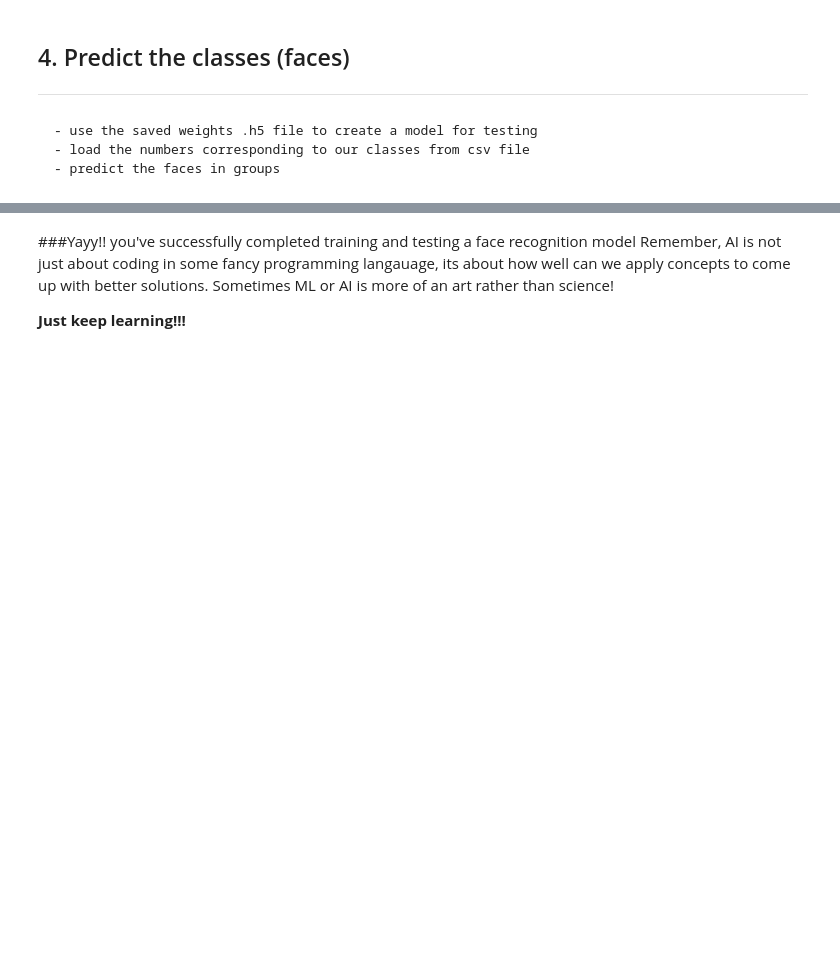
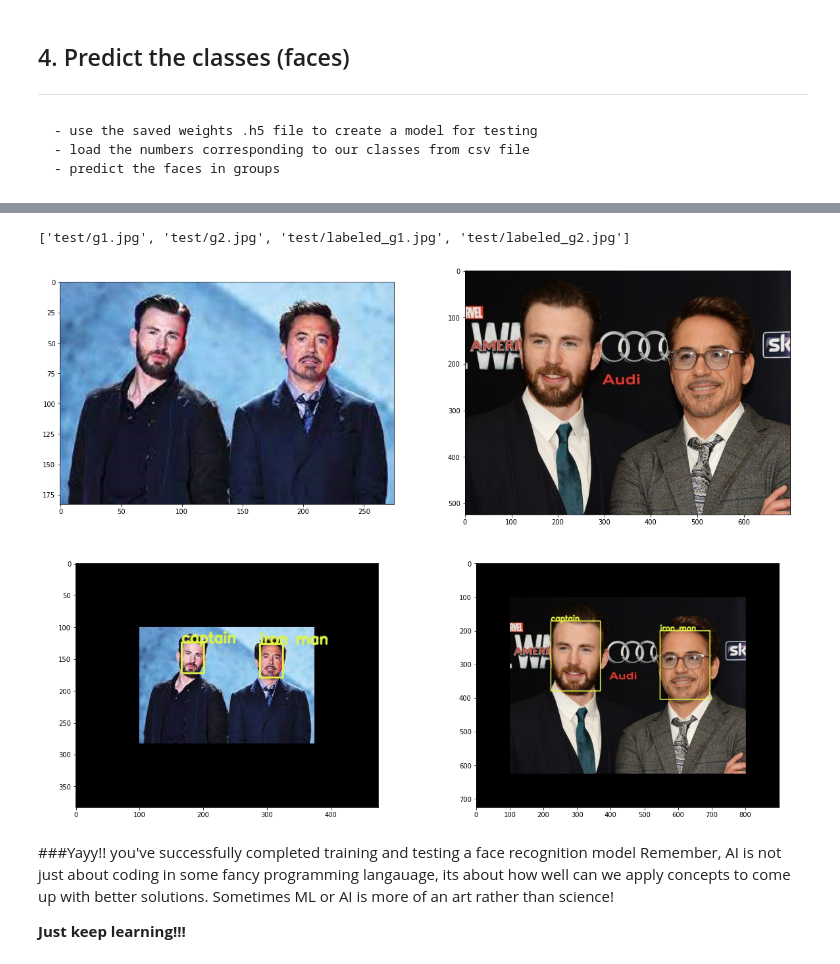
Before and after one commit to nikhilreddy3888/Face-Recognition, a Jupyter notebook: Face_Recognition_WS.ipynb, the cells around one changed output, grey strips where cells are left out. Cells and saved outputs as stored; diff of their text form; code cells hidden in the pictures; blank space fills up the shorter version.

```diff
--- a/Face_Recognition_WS.ipynb
+++ b/Face_Recognition_WS.ipynb
@@ -474,14 +521,12 @@ print(att)
 # %%
-""" Cell 26 write a function to """
-
 # create the detector, using default weights
 detector = MTCNN()
 
 """ Now lets use the model to find faces in a group """
 
-def recognise_person(filename, required_size=(197, 197), idx = idx, att = att):
+def find_person(filename, required_size=(197, 197), idx = idx, att = att):
     # load image from file
-    pixels = cv2.cvtColor(cv2.imread(filename), cv2.COLOR_BGR2RGB) # if you remember BGR is standard cv2 format, so convert to RGB channel space
+    pixels = cv2.cvtColor(cv2.imread(filename), cv2.COLOR_BGR2RGB)
     pixels = cv2.copyMakeBorder(pixels, 100, 100, 100, 100, cv2.BORDER_CONSTANT)
     pixels_l = cv2.cvtColor(pixels, cv2.COLOR_RGB2BGR)
     # detect faces in the image
@@ -489,10 +534,10 @@ def recognise_person(filename, required_size=(197, 197), idx = idx, att = att):
     print(faces)
     for f in range(len(faces)):
         # extract the bounding box from the first face
-        if(faces[f]['confidence']<0.9): # extract only if model has more than 90 % confidence that its a face
+        if(faces[f]['confidence']<0.9):
             print(faces[f]['confidence'])
             continue
-        x1, y1, width, height = faces[f]['box']  # from here this is same as extract_face as we defined above
+        x1, y1, width, height = faces[f]['box']
         x2, y2 = x1 + width, y1 + height
         # extract the face
         face = pixels[y1:y2, x1:x2]
@@ -509,17 +554,18 @@ def recognise_person(filename, required_size=(197, 197), idx = idx, att = att):
         """ Predict which class (person) the face belongs to using our model """
         Y = model.predict(face)
 
-        att[np.argmax(Y)] = 1  # among all our persons names only take the unique-code whose final probability from model is highest
+        att[np.argmax(Y)] = 1
 
         # draw a rectangle around a person face
         cv2.rectangle(pixels_l, (x1, y1), (x2, y2), (66,245,224), 2)
 
         # put person name at top of the face
         cv2.putText(pixels_l, str(idx[np.argmax(Y)][0]), (x1, y1), cv2.FONT_HERSHEY_SIMPLEX, 0.75 , (66,245,224), 2, cv2.LINE_AA)
-
+    #print(test_imgs+'/labeled_'+filename.split('/')[-1], pixels_l)
     cv2.imwrite(test_imgs+'/labeled_'+filename.split('/')[-1], pixels_l)
 
     return
 
 for im in im_path:
-    recognise_person(im)
+
+    find_person(im)
@@ -526,3 +590,32 @@ for im in im_path:
+# %%
+test_folders_path = 'test/*'
+all_images = glob(test_folders_path + "*.jpg")
+all_images += glob(test_folders_path + "*.png")
+all_images += glob(test_folders_path + "*.jpeg")
+all_images += glob(test_folders_path + "*.JPG")
+all_images += glob(test_folders_path + "*.PNG")
+all_images += glob(test_folders_path + "*.JPEG")
+all_images += glob(test_folders_path + "*.jfif")
+all_images.sort()
+
+print(all_images)
+
+# for larger image size, instead of default size
+plt.rcParams["figure.figsize"] = (20,15)
+
+# to display images in the form of 2x2 matrix
+f, axarr = plt.subplots(2,2)
+i, j = 0, 0
+
+for im in all_images:
+    pixels = plt.imread(im)
+    axarr[i,j].imshow(pixels)
+    j+=1
+    if j == 2:
+      i, j = 1, 0
+# %% [output]
+['test/g1.jpg', 'test/g2.jpg', 'test/labeled_g1.jpg', 'test/labeled_g2.jpg']
+[figure, added]
 # %% [markdown]
 ###Yayy!! you've successfully completed training and testing a face recognition model
 Remember, AI is not just about coding in some fancy programming langauage, its about how well can we apply concepts to come up with better solutions.
```
Also changed, not shown: parts of 26 cells of this notebook, 30 other files.
